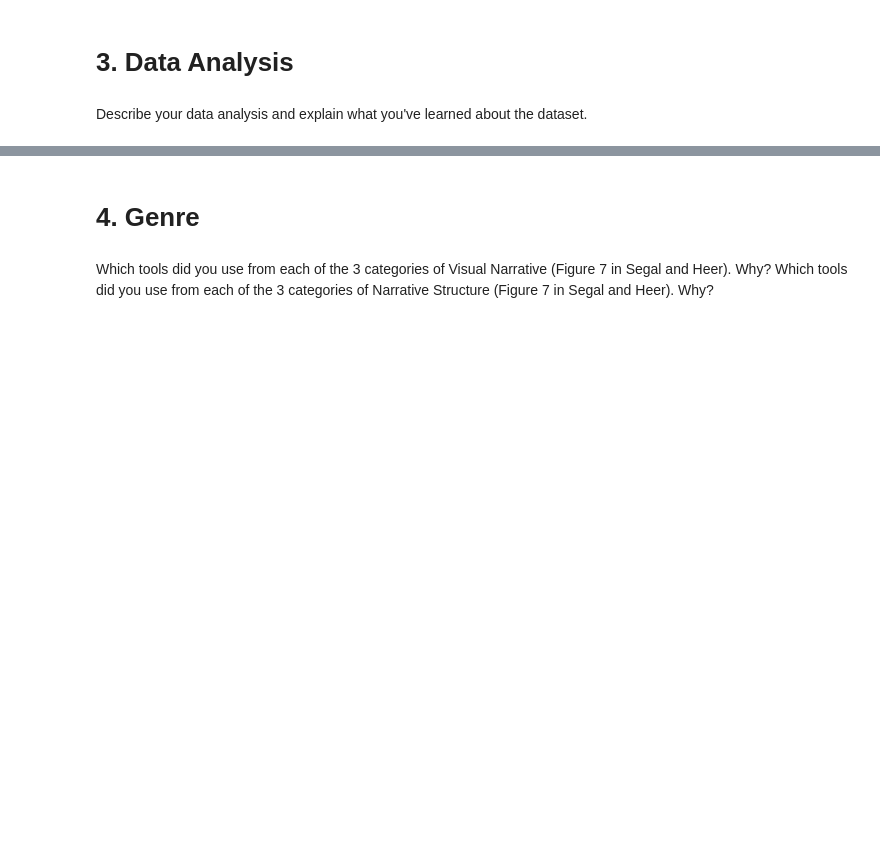
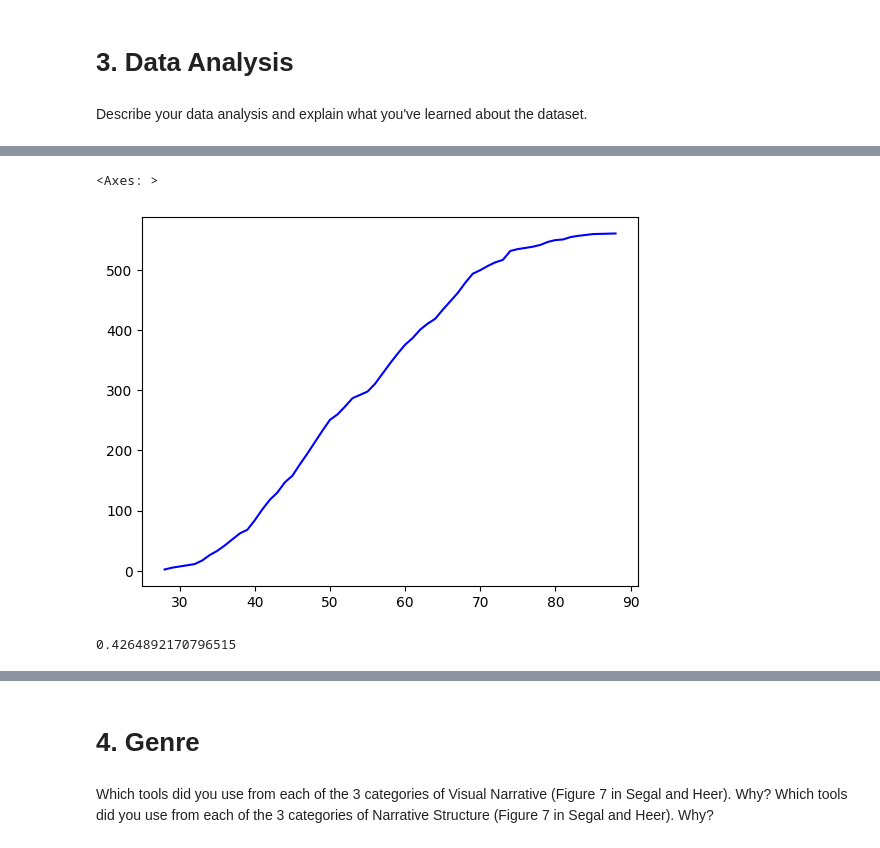
Before and after one commit to shakirmshaker/SocialDataGroup4, a Jupyter notebook: final/explainer.ipynb, the cells around one changed output, grey strips where cells are left out. Saved outputs shown, nothing was run; the diff lists cells and outputs as text; code cells hidden in the pictures; blank space fills up the shorter version.

```diff
--- a/final/explainer.ipynb
+++ b/final/explainer.ipynb
@@ -107,0 +184,9 @@ NameError: name 'features' is not defined
+# %%
+age_by_user.cumsum().plot(kind='line', color='blue')
+# %% [output]
+<Axes: >
+[figure, added]
+# %%
+len(df[df.age==54])/len(df)
+# %% [output]
+0.4264892170796515
```
Also changed, not shown: parts of 20 cells of this notebook.
